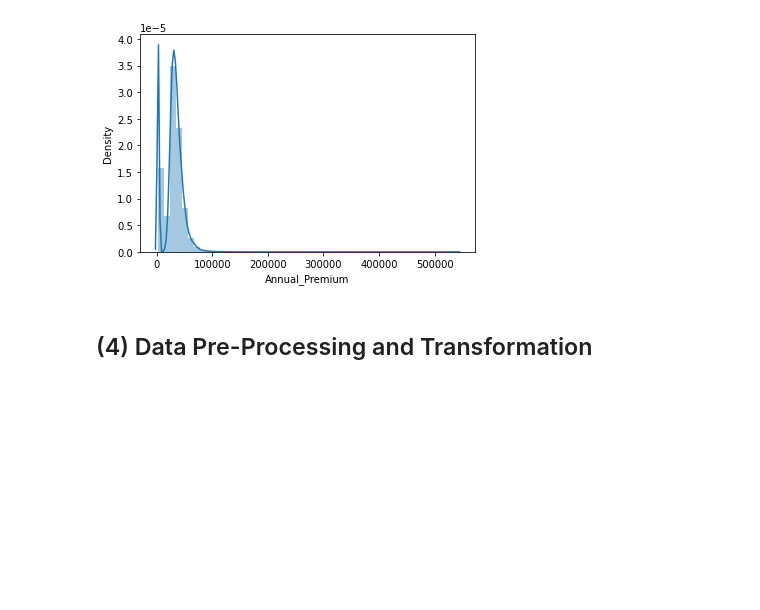
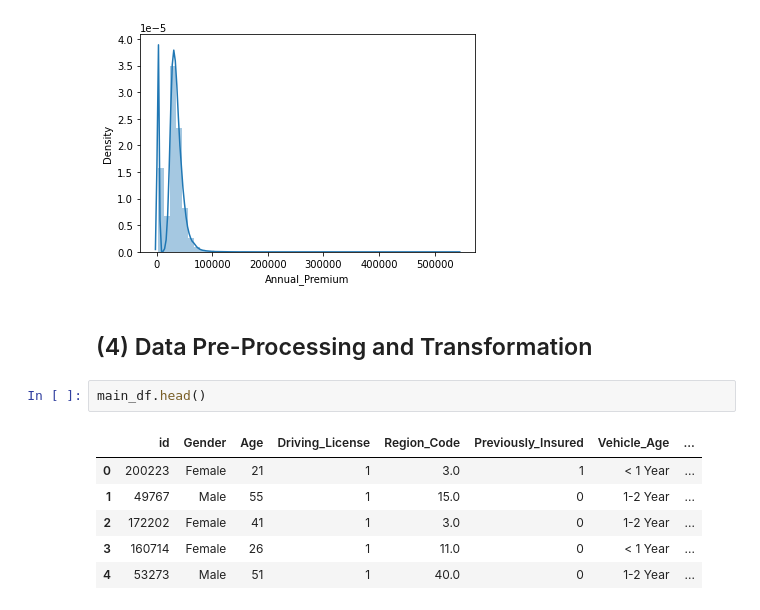
Before and after one commit to aminbenmansour/e2e-insurance-cross-sell-prediction-automl, a Jupyter notebook: 01_EDA_and_Data_PreProcessing.ipynb, the cells around one changed output. Cells and saved outputs as stored; diff of their text form; blank space fills up the shorter version.

```diff
--- a/01_EDA_and_Data_PreProcessing.ipynb
+++ b/01_EDA_and_Data_PreProcessing.ipynb
@@ -223,3 +223,12 @@ sns.distplot(main_df['Annual_Premium']);
 # %% [markdown]
 <a name="pre-processing"></a>
 ## (4) Data Pre-Processing and Transformation
+# %%
+main_df.head()
+# %% [output]
+|  | id | Gender | Age | Driving_License | Region_Code | Previously_Insured | Vehicle_Age | ... |
+| 0 | 200223 | Female | 21 | 1 | 3.0 | 1 | < 1 Year | ... |
+| 1 | 49767 | Male | 55 | 1 | 15.0 | 0 | 1-2 Year | ... |
+| 2 | 172202 | Female | 41 | 1 | 3.0 | 0 | 1-2 Year | ... |
+| 3 | 160714 | Female | 26 | 1 | 11.0 | 0 | < 1 Year | ... |
+| 4 | 53273 | Male | 51 | 1 | 40.0 | 0 | 1-2 Year | ... |
```
Also changed, not shown: parts of 12 cells of this notebook.
